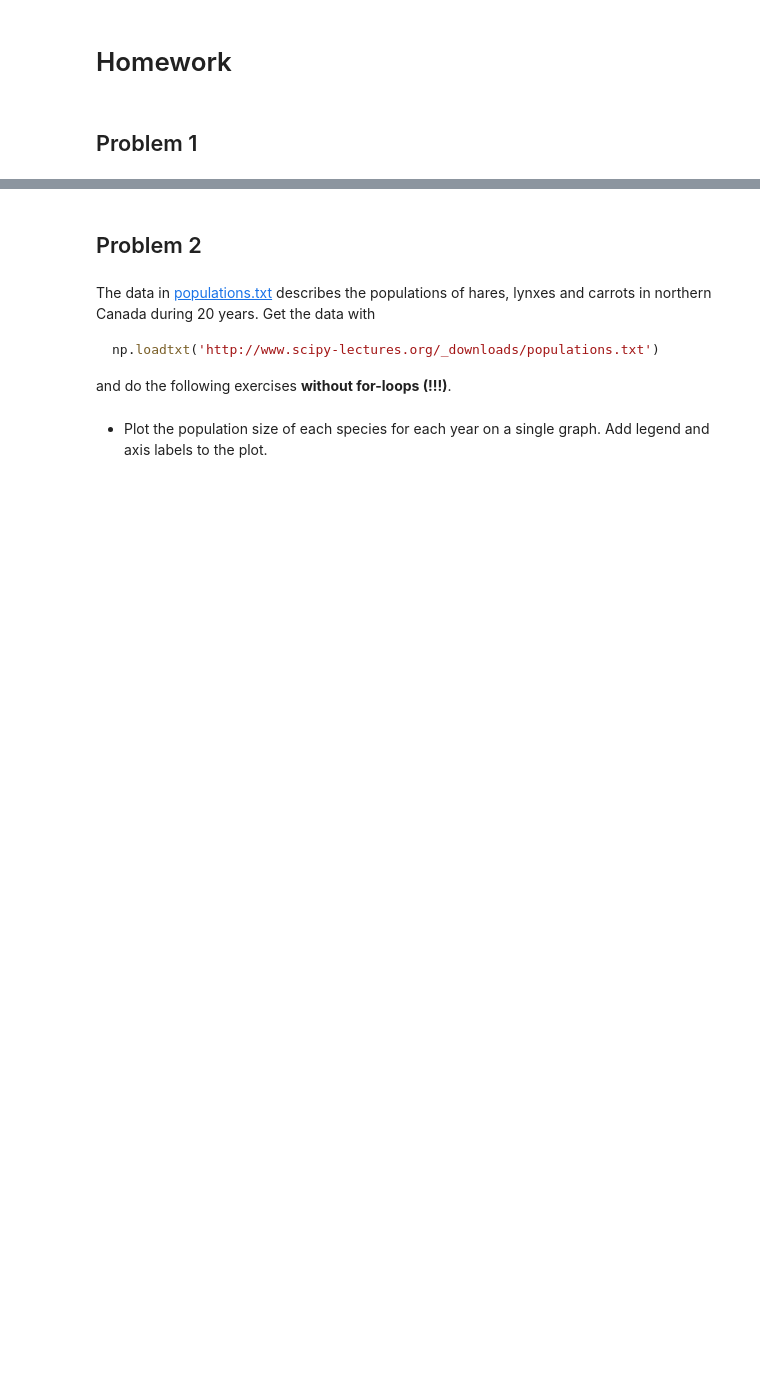
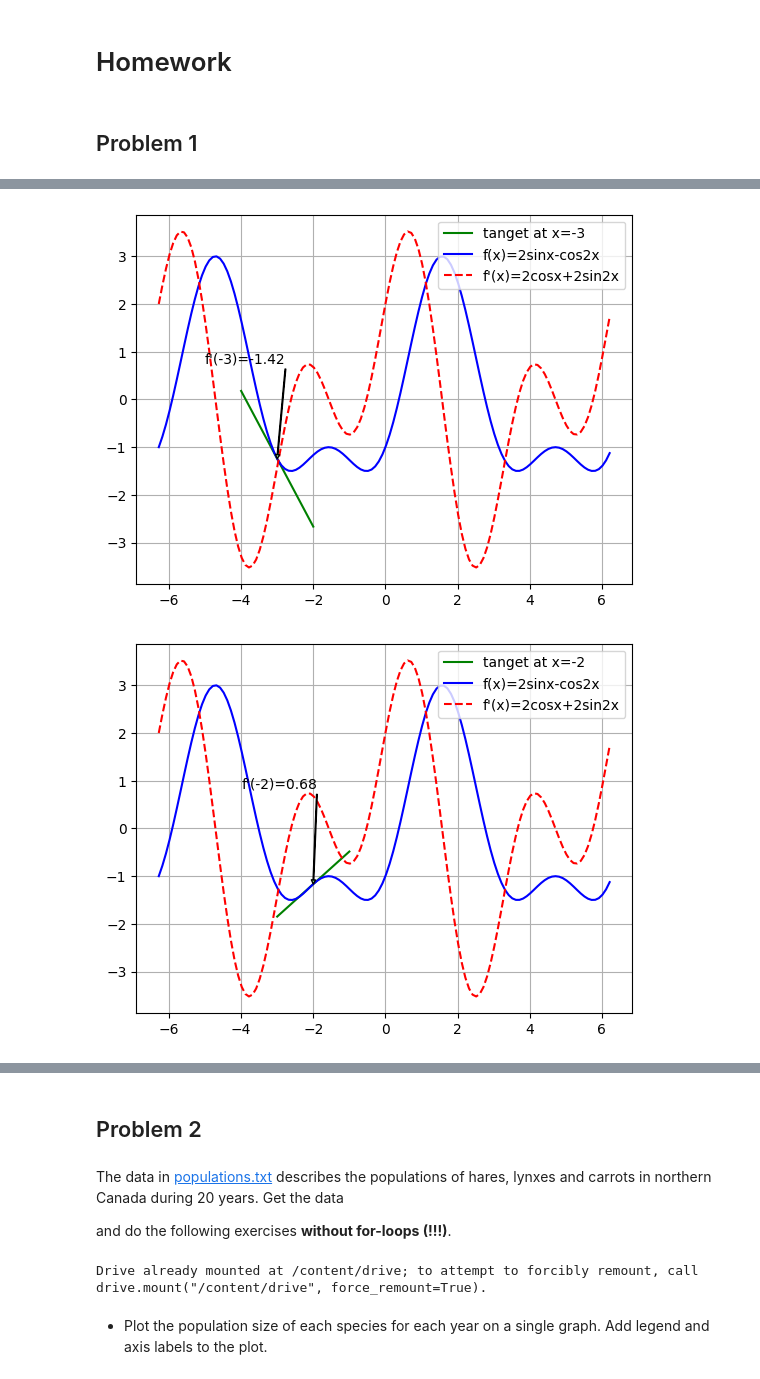
Before and after one commit to maxmiheev/mikheev6sem, a Jupyter notebook: hw/hw2.ipynb, the cells around one changed output, grey strips where cells are left out. Cells and saved outputs as stored; diff of their text form; code cells hidden in the pictures; blank space fills up the shorter version.

````diff
--- a/hw/hw2.ipynb
+++ b/hw/hw2.ipynb
@@ -21,6 +25,56 @@ beauty_derivative_plot(-2)
 beauty_derivative_plot(1.7)
 ```
 <img src="https://i.ibb.co/217yHstn/tangent-line-1-7.png" width="600"/>
-# %%
-def beauty_derivative_plot(x):
-    pass # Your code here
+# %%
+
+#t = np.range(-2*pi, 2*pi, 0.1)
+#y = np.sin(t)
+#plt.plot(t,y,'b--')
+#plt.show()
+
+x = np.arange(-2*math.pi, 2*math.pi, 0.1)
+
+def func(x):
+   return 2*np.sin(x)-np.cos(2*x)
+def dfunc(x):
+  return 2*np.cos(x)+2*np.sin(2*x)
+
+#plt.plot(x,func(x),'b-', label="f(x)=2sinx-cos2x")
+#plt.plot(x, dfunc(x), 'r--', label="f'(x)=2cosx+2sin2x")
+
+def beauty_derivative_plot(t):
+  z = np.linspace(t-1, t+1, 100)
+  y = dfunc(t)*(z-t)+func(t)
+
+  plt.plot(z, y, 'g-', label=f"tanget at x={t}")
+  plt.plot(x,func(x),'b-', label="f(x)=2sinx-cos2x")
+  plt.plot(x, dfunc(x), 'r--', label="f'(x)=2cosx+2sin2x")
+
+  plt.annotate(f"f'({t})={dfunc(t):.2f}", xy=(t, func(t)), xytext=(t-2,func(t)+2),
+                           color="black", fontsize=10,
+                           arrowprops={"facecolor": "lightgreen",
+                                       "width": 0.5,
+                                       "headwidth": 3,
+                                       "headlength": 3})
+  plt.grid(True)
+  plt.legend(loc="best")
+  plt.show()
+
+beauty_derivative_plot(-3)
+
+#plt.grid(True)
+#plt.legend(loc="best")
+#plt.show()
+
+beauty_derivative_plot(-2)
+#plt.grid(True)
+#plt.legend(loc="best")
+#plt.show()
+
+beauty_derivative_plot(1.7)
+#plt.grid(True)
+#plt.legend(loc="best")
+#plt.show()
+# %% [output]
+[figure, added]
+[figure, added]
@@ -27,10 +82,17 @@ def beauty_derivative_plot(x):
 # %% [markdown]
 ## Problem 2
 # %% [markdown]
-The data in [populations.txt](http://www.scipy-lectures.org/_downloads/populations.txt) describes the populations of hares, lynxes and carrots in northern Canada during 20 years. Get the data with
-```python
-np.loadtxt('http://www.scipy-lectures.org/_downloads/populations.txt')
-```
+The data in [populations.txt](http://www.scipy-lectures.org/_downloads/populations.txt) describes the populations of hares, lynxes and carrots in northern Canada during 20 years. Get the data
+
 and do the following exercises **without for-loops (!!!)**.
+# %%
+from google.colab import drive
+drive.mount('/content/drive')
+
+data = np.loadtxt('/content/drive/MyDrive/populations.txt')
+
+#!ls /content/drive/MyDrive/
+# %% [output]
+Drive already mounted at /content/drive; to attempt to forcibly remount, call drive.mount("/content/drive", force_remount=True).
 # %% [markdown]
 - Plot the population size of each species for each year on a single graph. Add legend and axis labels to the plot.
````
Also changed, not shown: parts of 13 cells of this notebook, 2 other files.
